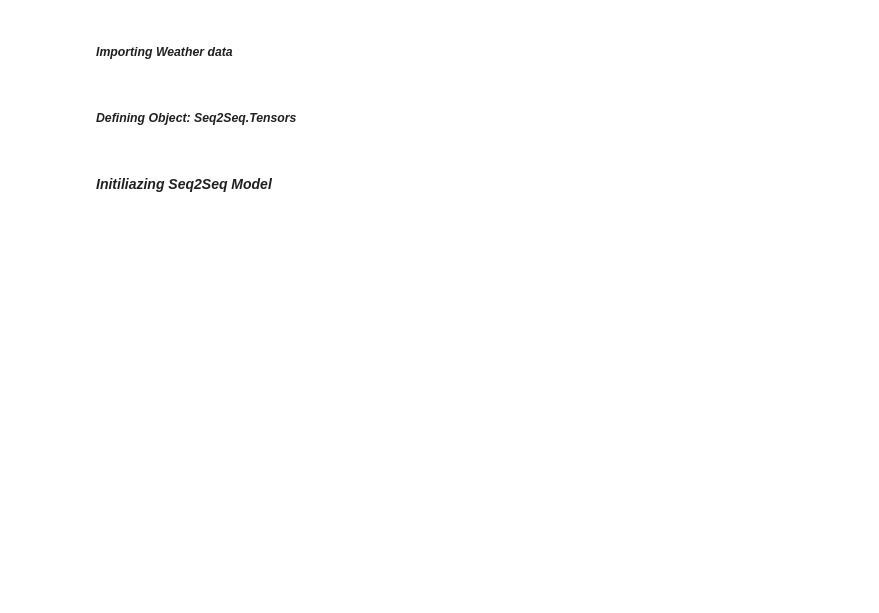
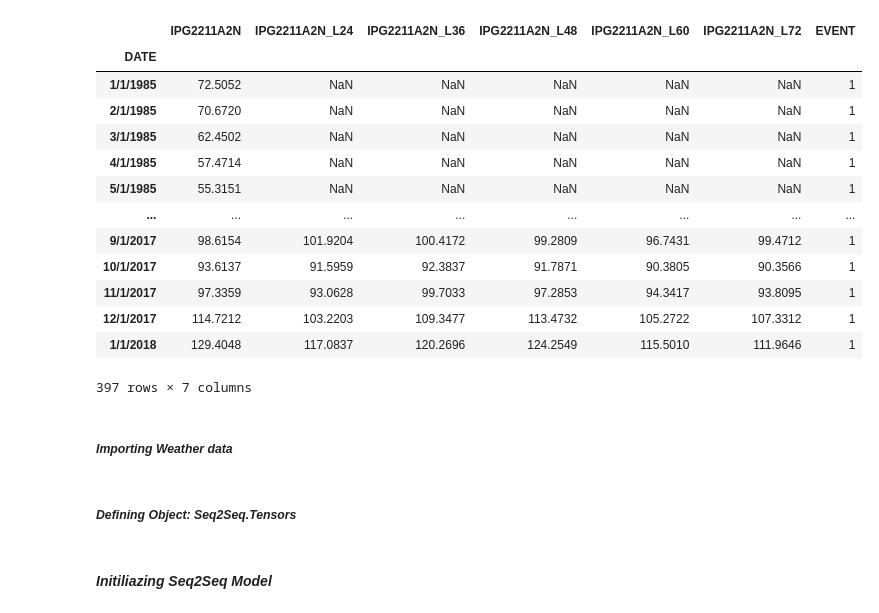
Before and after one commit to BloomShell/Seq2Seq-Probabilistic, a Jupyter notebook: dev/nn-seq2seq-v.0.1.ipynb, the cells around one changed output. Saved outputs shown, nothing was run; the diff lists cells and outputs as text; code cells hidden in the pictures; blank space fills up the shorter version.

```diff
--- a/dev/nn-seq2seq-v.0.1.ipynb
+++ b/dev/nn-seq2seq-v.0.1.ipynb
@@ -9,6 +9,42 @@ sys.path.append("..")
 from src.nn.util import fit, batch_generator
 from src.nn.tensor.seq2seq import Tensors
 from src.nn.model.seq2seq import Encoder, Seq2Seq, DecoderWithAttention
+# %%
+# 1. Read CSV file into a DataFrame
+# The CSV file located at "../dh/misc/weather.csv" is read into a pandas DataFrame.
+# The first column is used as the index of the DataFrame.
+df = pd.read_csv("../dh/misc/electric_prod.csv", index_col=0)
+
+target = df.columns[0]
+exogs = ['EAST']
+for lag in [24,36,48,60,72]: df[f'{target}_L{lag}'] = df[target].shift(lag)
+
+# 2. Add a column 'EVENT' with random 0s and 1s, where 1 has a probability of 1/8
+# A new column 'EVENT' is added to the DataFrame. This column consists of random 0s and 1s.
+# The probability of getting a 1 is 1/8 (12.5%), and the probability of getting a 0 is 7/8 (87.5%).
+df["EVENT"] = np.random.choice([0, 1], size=df.shape[0], p=[0.0, 1.0])
+
+# 3. Drop any rows with missing values and convert DataFrame to a tensor
+# All rows containing any NaN values are dropped from the DataFrame.
+# The cleaned DataFrame is then converted into a PyTorch tensor with dtype float.
+xt = torch.tensor(df.dropna().to_numpy(), dtype=torch.float)
+# %%
+df
+# %% [output]
+|  | IPG2211A2N | IPG2211A2N_L24 | IPG2211A2N_L36 | IPG2211A2N_L48 | IPG2211A2N_L60 | IPG2211A2N_L72 | EVENT |
+| DATE |  |  |  |  |  |  |  |
+| 1/1/1985 | 72.5052 | NaN | NaN | NaN | NaN | NaN | 1 |
+| 2/1/1985 | 70.6720 | NaN | NaN | NaN | NaN | NaN | 1 |
+| 3/1/1985 | 62.4502 | NaN | NaN | NaN | NaN | NaN | 1 |
+| 4/1/1985 | 57.4714 | NaN | NaN | NaN | NaN | NaN | 1 |
+| 5/1/1985 | 55.3151 | NaN | NaN | NaN | NaN | NaN | 1 |
+| ... | ... | ... | ... | ... | ... | ... | ... |
+| 9/1/2017 | 98.6154 | 101.9204 | 100.4172 | 99.2809 | 96.7431 | 99.4712 | 1 |
+| 10/1/2017 | 93.6137 | 91.5959 | 92.3837 | 91.7871 | 90.3805 | 90.3566 | 1 |
+| 11/1/2017 | 97.3359 | 93.0628 | 99.7033 | 97.2853 | 94.3417 | 93.8095 | 1 |
+| 12/1/2017 | 114.7212 | 103.2203 | 109.3477 | 113.4732 | 105.2722 | 107.3312 | 1 |
+| 1/1/2018 | 129.4048 | 117.0837 | 120.2696 | 124.2549 | 115.5010 | 111.9646 | 1 |
+397 rows × 7 columns
 # %% [markdown]
 ##### *Importing Weather data*
 # %%
```
Also changed, not shown: parts of 6 cells of this notebook.
